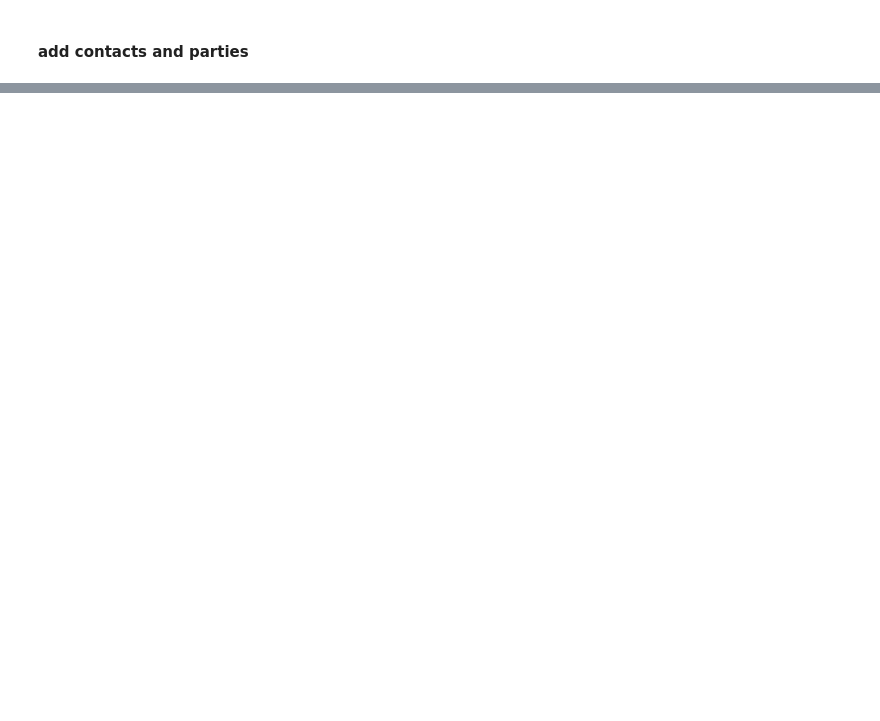
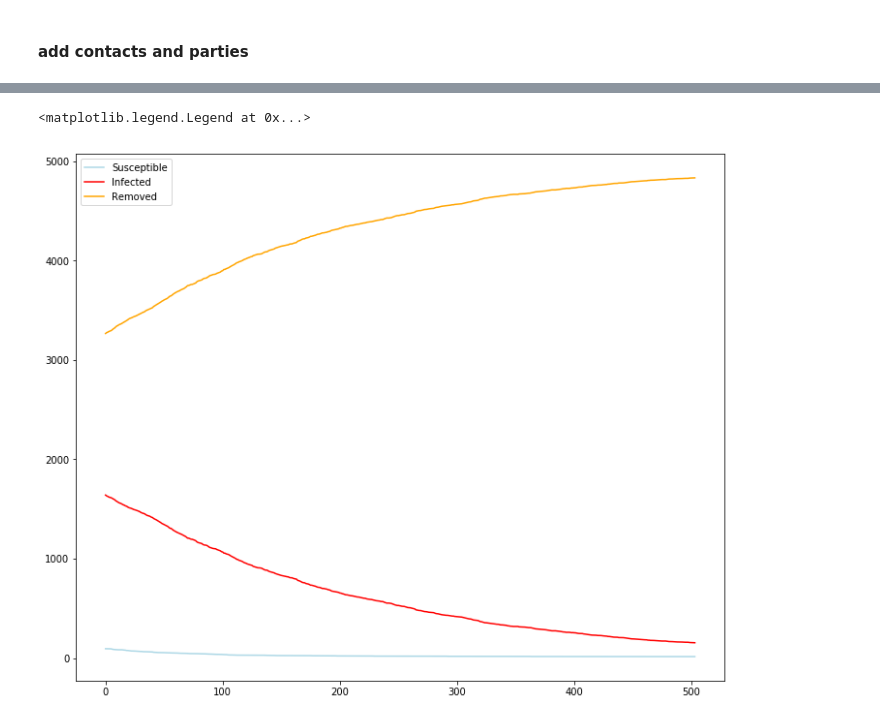
Before and after one commit to peteranagy/COVID_US, a Jupyter notebook: covid_US.ipynb, the cells around one changed output, grey strips where cells are left out. Saved outputs shown, nothing was run; the diff lists cells and outputs as text; code cells hidden in the pictures; blank space fills up the shorter version.

```diff
--- a/covid_US.ipynb
+++ b/covid_US.ipynb
@@ -72,30 +165,2 @@ nx.average_clustering(dg)
 # %% [markdown]
 #### add contacts and parties
-# %%
-for i in tqdm(iterations):
-
-    ### sima kontaktok
-
-    n_contacts = int(min(np.random.exponential(edge_lambda), threshold) * l)
-    new_contact_IDs = np.random.choice(range(l), n_contacts)
-    new_contacts = np.array([edge_dict[ID] for ID in new_contact_IDs])
-
-    ### partik
-
-    if np.random.exponential(0.1) > 0.2:
-
-        party_animals = find_clique_edges([np.random.choice(g.nodes(), party_num)])
-
-        ### összeadjuk a kettőt, kidobjuk a redundánsakat, és hozzáadjuk a hálózathoz
-
-        dg.add_interactions_from(
-            remove_duplicate_edges(np.concatenate([new_contacts, party_animals])),
-            t=i,
-            e=i + duration,
-        )
-
-    else:
-
-        dg.add_interactions_from(
-            remove_duplicate_edges(new_contacts), t=i, e=i + duration,
-        )
@@ -138,0 +250,12 @@ DiffusionTrend(model, trends).plot()
+# %%
+susceptible = trends[0]["trends"]["node_count"][0]
+infected = trends[0]["trends"]["node_count"][1]
+removed = trends[0]["trends"]["node_count"][2]
+# %%
+plt.plot(susceptible[500:], c="lightblue", label="Susceptible")
+plt.plot(infected[500:], c="red", label="Infected")
+plt.plot(removed[500:], c="orange", label="Removed")
+plt.legend()
+# %% [output]
+<matplotlib.legend.Legend at 0x...>
+[figure, added]
```
Also changed, not shown: parts of 45 cells of this notebook.
